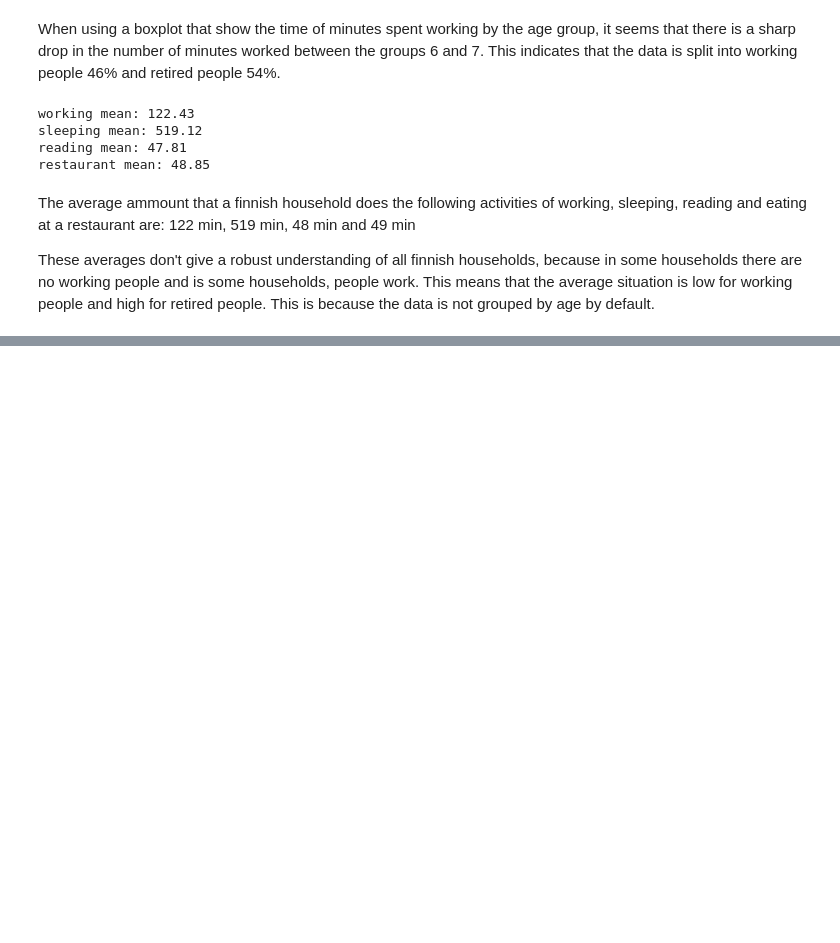
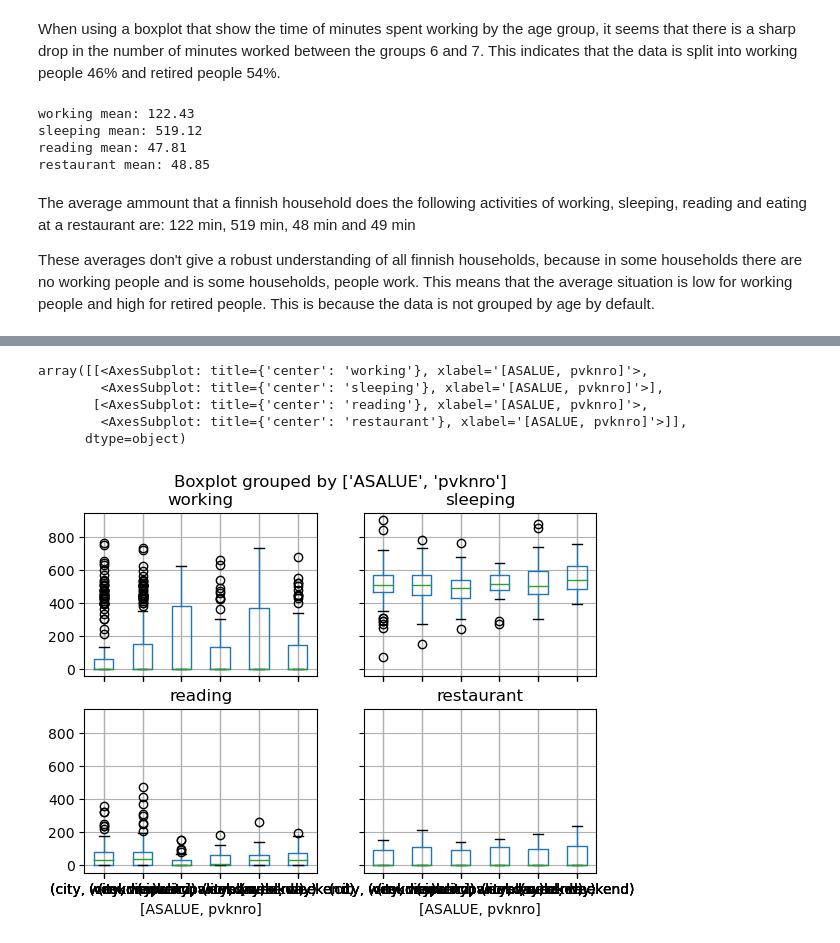
Before and after one commit to ATeerioja/Statistical-Data-Analysis, a Jupyter notebook: project/project2.ipynb, the cells around one changed output, grey strips where cells are left out. Saved outputs shown, nothing was run; the diff lists cells and outputs as text; code cells hidden in the pictures; blank space fills up the shorter version.

```diff
--- a/project/project2.ipynb
+++ b/project/project2.ipynb
@@ -139,0 +164,9 @@ These averages don't give a robust understanding of all finnish households, beca
+# %%
+d.boxplot(column=['working','sleeping','reading','restaurant'], by=['ASALUE','pvknro'])
+# %% [output]
+array([[<AxesSubplot: title={'center': 'working'}, xlabel='[ASALUE, pvknro]'>,
+        <AxesSubplot: title={'center': 'sleeping'}, xlabel='[ASALUE, pvknro]'>],
+       [<AxesSubplot: title={'center': 'reading'}, xlabel='[ASALUE, pvknro]'>,
+        <AxesSubplot: title={'center': 'restaurant'}, xlabel='[ASALUE, pvknro]'>]],
+      dtype=object)
+[figure, added]
```
Also changed, not shown: parts of 11 cells of this notebook.
